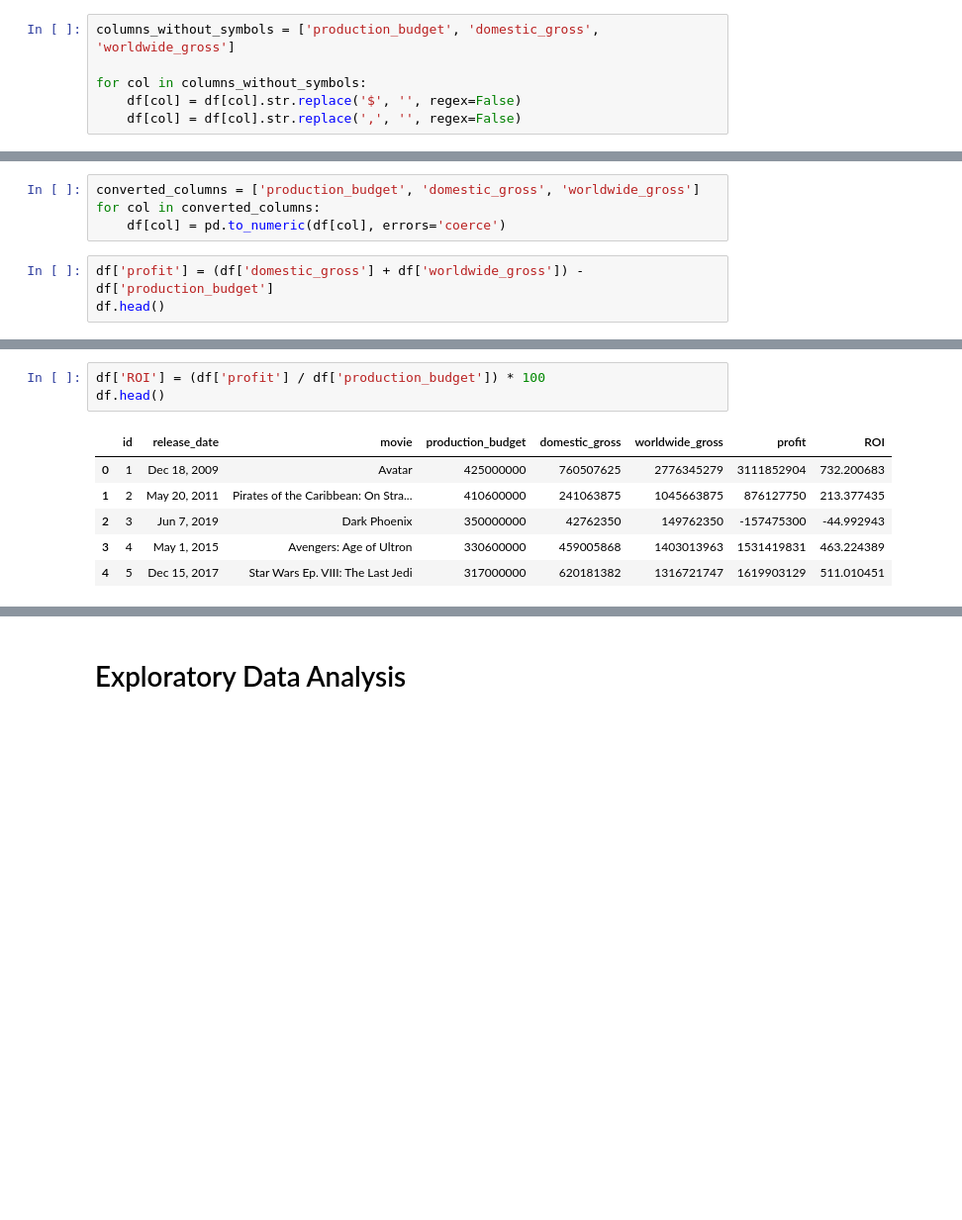
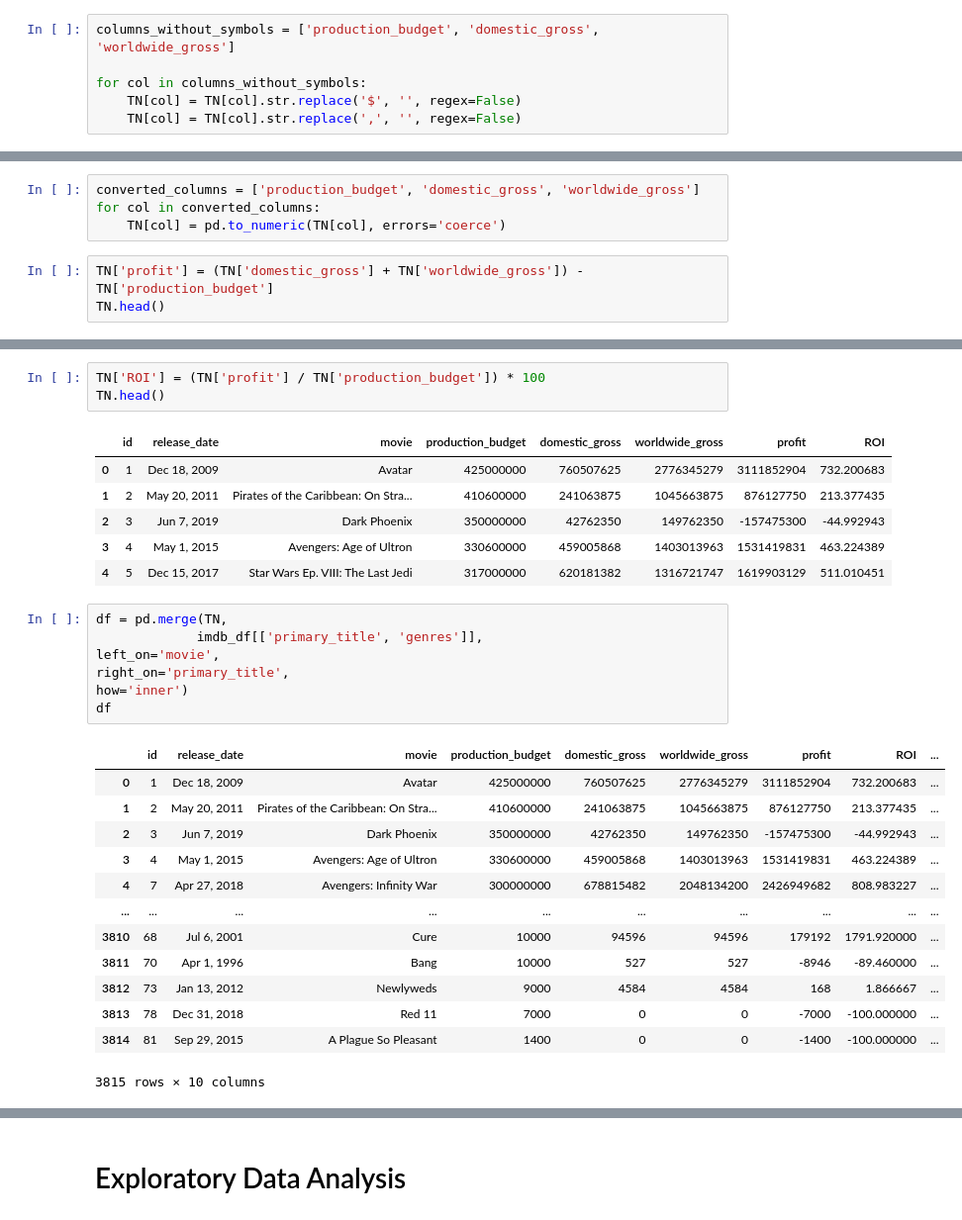
Before and after one commit to sfp13VA/film_recommendations_project, a Jupyter notebook: notebook.ipynb, the cells around one changed output, grey strips where cells are left out. Shown at 99% size. Drawn from its saved outputs; the diff is of its cells as text; blank space fills up the shorter version.

```diff
--- a/notebook.ipynb
+++ b/notebook.ipynb
@@ -61,6 +80,6 @@ Changing monetary column values from string to integer in order to perform mathe
 columns_without_symbols = ['production_budget', 'domestic_gross', 'worldwide_gross']
 
 for col in columns_without_symbols:
-    df[col] = df[col].str.replace('$', '', regex=False)
-    df[col] = df[col].str.replace(',', '', regex=False)
+    TN[col] = TN[col].str.replace('$', '', regex=False)
+    TN[col] = TN[col].str.replace(',', '', regex=False)
 # %%
@@ -77,10 +96,10 @@ Here I'm going to calculate profit and ROI from the values provided above, so th
 # %%
 converted_columns = ['production_budget', 'domestic_gross', 'worldwide_gross']
 for col in converted_columns:
-    df[col] = pd.to_numeric(df[col], errors='coerce')
+    TN[col] = pd.to_numeric(TN[col], errors='coerce')
 # %%
-df['profit'] = (df['domestic_gross'] + df['worldwide_gross']) - df['production_budget']
-df.head()
+TN['profit'] = (TN['domestic_gross'] + TN['worldwide_gross']) - TN['production_budget']
+TN.head()
 # %% [output]
 |  | id | release_date | movie | production_budget | domestic_gross | worldwide_gross | profit |
 | 0 | 1 | Dec 18, 2009 | Avatar | 425000000 | 760507625 | 2776345279 | 3111852904 |
@@ -91,8 +110,8 @@ df.head()
 # %% [markdown]
 Note that we report ROI as a percentage, so we multiply by 100.
 # %%
-df['ROI'] = (df['profit'] / df['production_budget']) * 100
-df.head()
+TN['ROI'] = (TN['profit'] / TN['production_budget']) * 100
+TN.head()
 # %% [output]
 |  | id | release_date | movie | production_budget | domestic_gross | worldwide_gross | profit | ROI |
 | 0 | 1 | Dec 18, 2009 | Avatar | 425000000 | 760507625 | 2776345279 | 3111852904 | 732.200683 |
@@ -100,3 +119,24 @@ df.head()
 | 2 | 3 | Jun 7, 2019 | Dark Phoenix | 350000000 | 42762350 | 149762350 | -157475300 | -44.992943 |
 | 3 | 4 | May 1, 2015 | Avengers: Age of Ultron | 330600000 | 459005868 | 1403013963 | 1531419831 | 463.224389 |
 | 4 | 5 | Dec 15, 2017 | Star Wars Ep. VIII: The Last Jedi | 317000000 | 620181382 | 1316721747 | 1619903129 | 511.010451 |
+# %%
+df = pd.merge(TN,
+             imdb_df[['primary_title', 'genres']],
+left_on='movie',
+right_on='primary_title',
+how='inner')
+df
+# %% [output]
+|  | id | release_date | movie | production_budget | domestic_gross | worldwide_gross | profit | ROI | ... |
+| 0 | 1 | Dec 18, 2009 | Avatar | 425000000 | 760507625 | 2776345279 | 3111852904 | 732.200683 | ... |
+| 1 | 2 | May 20, 2011 | Pirates of the Caribbean: On Stra... | 410600000 | 241063875 | 1045663875 | 876127750 | 213.377435 | ... |
+| 2 | 3 | Jun 7, 2019 | Dark Phoenix | 350000000 | 42762350 | 149762350 | -157475300 | -44.992943 | ... |
+| 3 | 4 | May 1, 2015 | Avengers: Age of Ultron | 330600000 | 459005868 | 1403013963 | 1531419831 | 463.224389 | ... |
+| 4 | 7 | Apr 27, 2018 | Avengers: Infinity War | 300000000 | 678815482 | 2048134200 | 2426949682 | 808.983227 | ... |
+| ... | ... | ... | ... | ... | ... | ... | ... | ... | ... |
+| 3810 | 68 | Jul 6, 2001 | Cure | 10000 | 94596 | 94596 | 179192 | 1791.920000 | ... |
+| 3811 | 70 | Apr 1, 1996 | Bang | 10000 | 527 | 527 | -8946 | -89.460000 | ... |
+| 3812 | 73 | Jan 13, 2012 | Newlyweds | 9000 | 4584 | 4584 | 168 | 1.866667 | ... |
+| 3813 | 78 | Dec 31, 2018 | Red 11 | 7000 | 0 | 0 | -7000 | -100.000000 | ... |
+| 3814 | 81 | Sep 29, 2015 | A Plague So Pleasant | 1400 | 0 | 0 | -1400 | -100.000000 | ... |
+3815 rows × 10 columns
```
Also changed, not shown: parts of 20 cells of this notebook.
